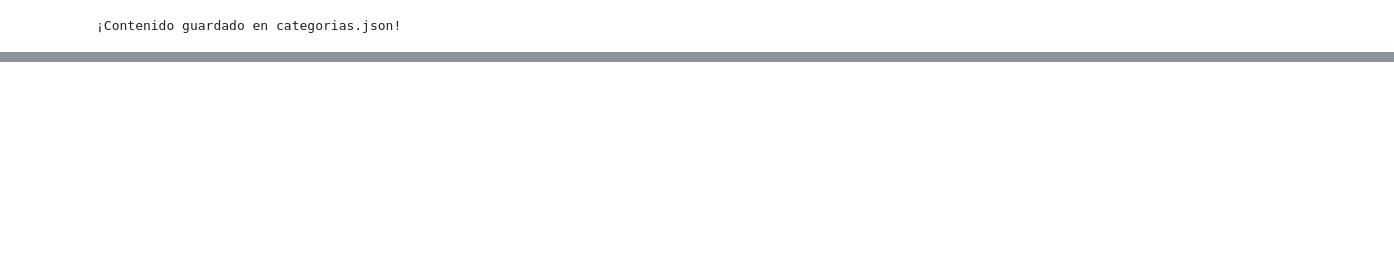
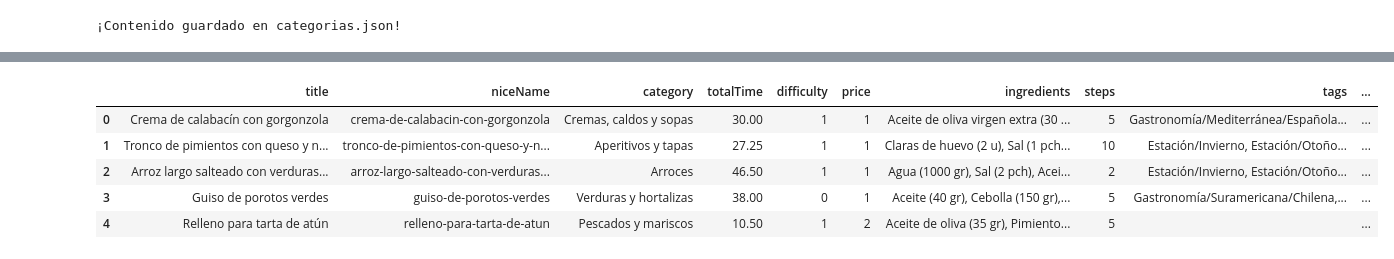
Before and after one commit to Unbiunio/interview, a Jupyter notebook: dsk.ipynb, the cells around one changed output, grey strips where cells are left out. Cells and saved outputs as stored; diff of their text form; code cells hidden in the pictures; blank space fills up the shorter version.

Commit message:
get_api_recipes

```diff
--- a/dsk.ipynb
+++ b/dsk.ipynb
@@ -154,23 +154,3 @@ df_categorias
 | 16 | Sorbetes y helados | sorbetes-y-helados | True | 258 | 41 |
 | 17 | Verduras y hortalizas | verduras-y-hortalizas | True | 1261 | 173 |
 | 18 | Vinagretas y aliños | aceites | True | 59 | 13 |
-# %%
-
-# URL del endpoint de categorías
-url = "https://es-mycooktouch.group-taurus.com/recipes/"
-
-# Realiza la solicitud GET
-response = requests.get(url)
-
-# Verifica que la solicitud fue exitosa (código de estado 200)
-if response.status_code == 200:
-    # Convierte la respuesta a formato JSON
-    data = response.json()
-
-    # Guarda el contenido en un archivo JSON
-    with open('recetas.json', 'w', encoding='utf-8') as file:
-        json.dump(data, file, ensure_ascii=False, indent=6)
-
-    print("¡Contenido guardado en recetas.json!")
-else:
-    print(f"Error en la solicitud. Código de estado: {response.status_code}")
@@ -356,0 +183,72 @@ df_ingredientes
+# %%
+
+
+# URL del endpoint de recetas
+url = "https://es-mycooktouch.group-taurus.com/recipes/"
+
+# Función para extraer los datos de cada receta
+def extract_recipe_data(recipe):
+    recipe_data = {
+        "title": recipe.get("title", ""),
+        'niceName': recipe['niceName'],
+        "category": recipe.get("category", ""),
+        "totalTime": (recipe.get("totalTime", 0)) / 60,
+        "difficulty": recipe.get("difficulty", 0),
+        "price": recipe.get("price", 0),
+        "ingredients": ", ".join([f"{ing.get('name', '')} ({ing.get('qty', '')} {ing.get('unit', '')})" for ing in recipe.get("ingredients", [])]),
+        "steps": len(recipe.get("groups", [{}])[0].get("steps", [])) if recipe.get("groups") else 0,
+        "tags": ", ".join(recipe.get("tags", [])),
+    }
+
+    groups = recipe.get("groups", [])
+    if groups:
+        group = groups[0]
+        recipe_data["group_name"] = group.get("name", "")
+        recipe_data["group_steps"] = ", ".join([step.get("description", "") for step in group.get("steps", [])])
+
+    return recipe_data
+
+# Crear listas para almacenar los DataFrames y los JSON
+dataframes = []
+json_files = []
+
+# Bucle para obtener 5 bloques de 2000 recetas cada uno
+for i in range(5):
+    # Parámetros para la solicitud
+    params = {
+        'profile': 'desktopList',
+        'limit': 2000,
+        'skip': i * 2000,  # Saltar las recetas ya obtenidas
+        'sortBy': 'recent'
+    }
+
+    # Realizar la solicitud POST
+    response = requests.post(url, params=params)
+
+    # Verificar si la solicitud fue exitosa
+    if response.status_code == 200:
+        print(f"Solicitud {i+1} exitosa!")
+        data = response.json()  # Convertir la respuesta a JSON
+
+        # Guardar el JSON en un archivo
+        json_filename = f"recetas_{i+1}.json"
+        with open(json_filename, 'w', encoding='utf-8') as f:
+            json.dump(data, f, indent=4, ensure_ascii=False)
+        json_files.append(json_filename)
+
+        # Procesar todas las recetas
+        recipes_data = [extract_recipe_data(recipe) for recipe in data["result"]]
+
+        # Crear el DataFrame
+        df = pd.DataFrame(recipes_data)
+        dataframes.append(df)
+
+        # Crear una variable global para cada DataFrame
+        globals()[f"df_recetas_{i+1}"] = df
+
+    else:
+        print(f"Error en la solicitud {i+1}: {response.status_code}")
+
+# Mostrar el primer DataFrame como ejemplo
+df_recetas_1.head()
+# %% [output]
@@ -356,0 +260,6 @@ df_ingredientes
+|  | title | niceName | category | totalTime | difficulty | price | ingredients | steps | tags | ... |
+| 0 | Crema de calabacín con gorgonzola | crema-de-calabacin-con-gorgonzola | Cremas, caldos y sopas | 30.00 | 1 | 1 | Aceite de oliva virgen extra (30 ... | 5 | Gastronomía/Mediterránea/Española... | ... |
+| 1 | Tronco de pimientos con queso y n... | tronco-de-pimientos-con-queso-y-n... | Aperitivos y tapas | 27.25 | 1 | 1 | Claras de huevo (2 u), Sal (1 pch... | 10 | Estación/Invierno, Estación/Otoño... | ... |
+| 2 | Arroz largo salteado con verduras... | arroz-largo-salteado-con-verduras... | Arroces | 46.50 | 1 | 1 | Agua (1000 gr), Sal (2 pch), Acei... | 2 | Estación/Invierno, Estación/Otoño... | ... |
+| 3 | Guiso de porotos verdes | guiso-de-porotos-verdes | Verduras y hortalizas | 38.00 | 0 | 1 | Aceite (40 gr), Cebolla (150 gr),... | 5 | Gastronomía/Suramericana/Chilena,... | ... |
+| 4 | Relleno para tarta de atún | relleno-para-tarta-de-atun | Pescados y mariscos | 10.50 | 1 | 2 | Aceite de oliva (35 gr), Pimiento... | 5 |  | ... |
```
Also changed, not shown: parts of 20 cells of this notebook, 9 other files.
